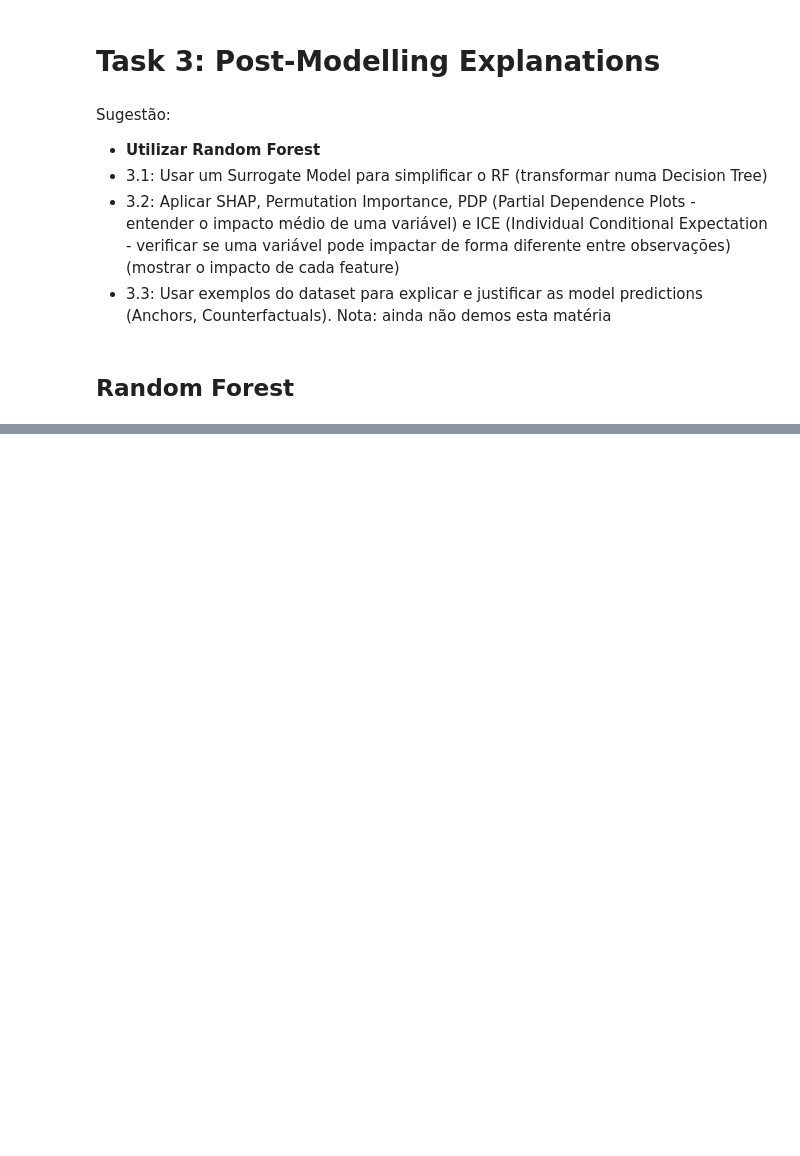
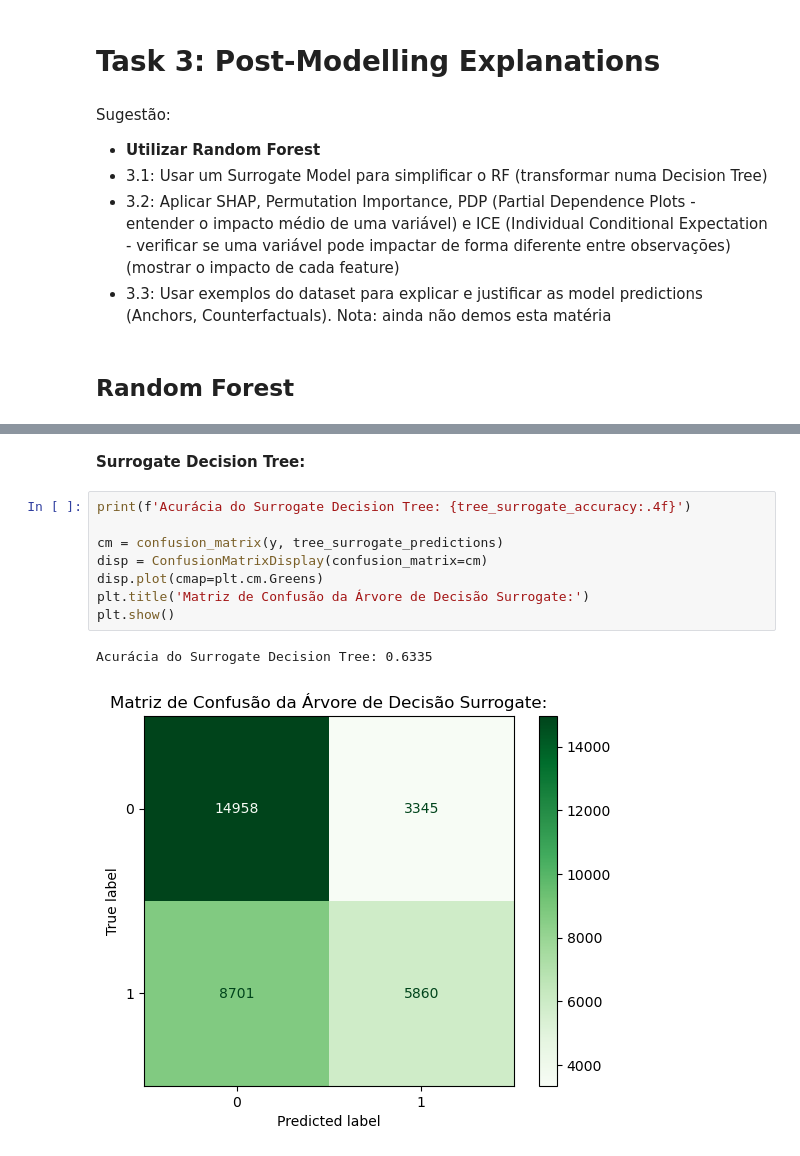
Before and after one commit to goncalobcosta/TAAC_proj2, a Jupyter notebook: test.ipynb, the cells around one changed output, grey strips where cells are left out. Saved outputs shown, nothing was run; the diff lists cells and outputs as text; blank space fills up the shorter version.

```diff
--- a/test.ipynb
+++ b/test.ipynb
@@ -354,0 +400,13 @@ Sugestão:
+# %% [markdown]
+**Surrogate Decision Tree:**
+# %%
+print(f'Acurácia do Surrogate Decision Tree: {tree_surrogate_accuracy:.4f}')
+
+cm = confusion_matrix(y, tree_surrogate_predictions)
+disp = ConfusionMatrixDisplay(confusion_matrix=cm)
+disp.plot(cmap=plt.cm.Greens)
+plt.title('Matriz de Confusão da Árvore de Decisão Surrogate:')
+plt.show()
+# %% [output]
+Acurácia do Surrogate Decision Tree: 0.6335
+[figure, added]
```
Also changed, not shown: parts of 51 cells of this notebook.
